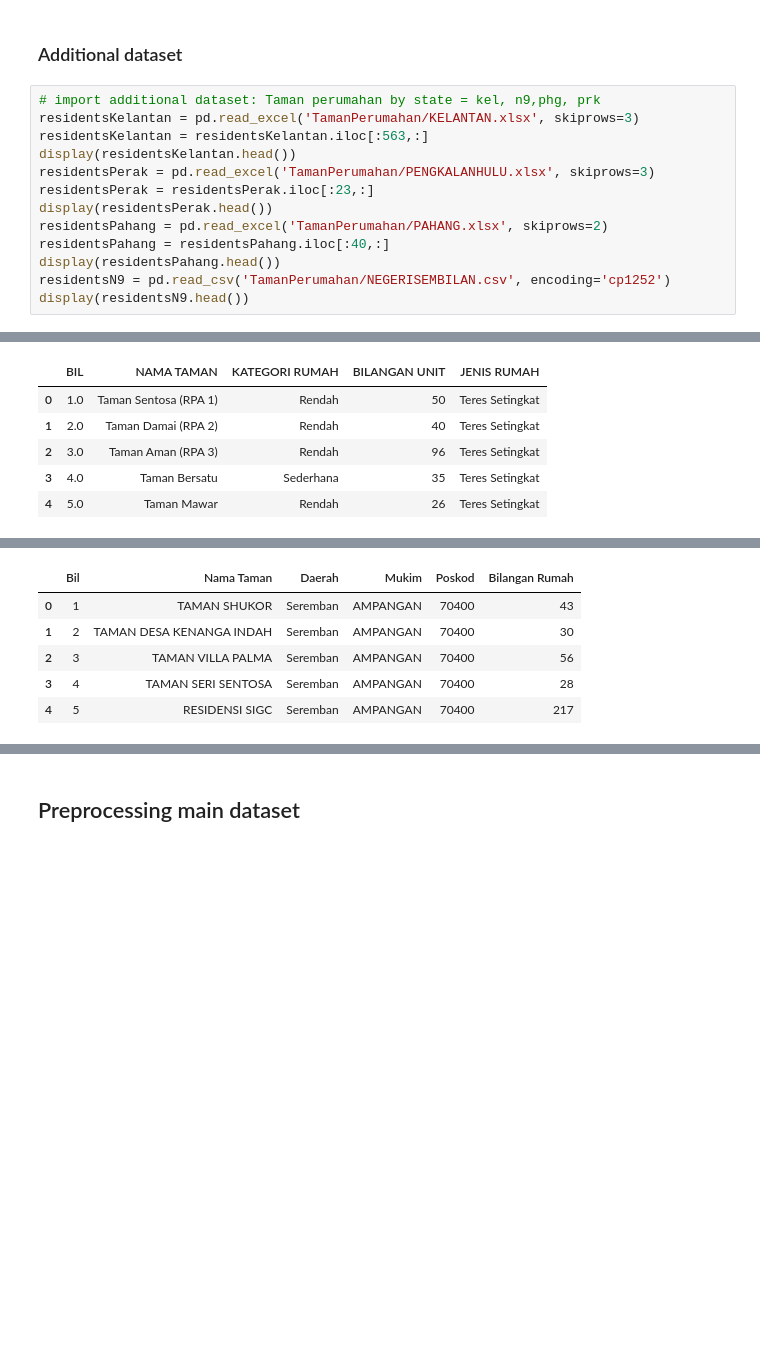
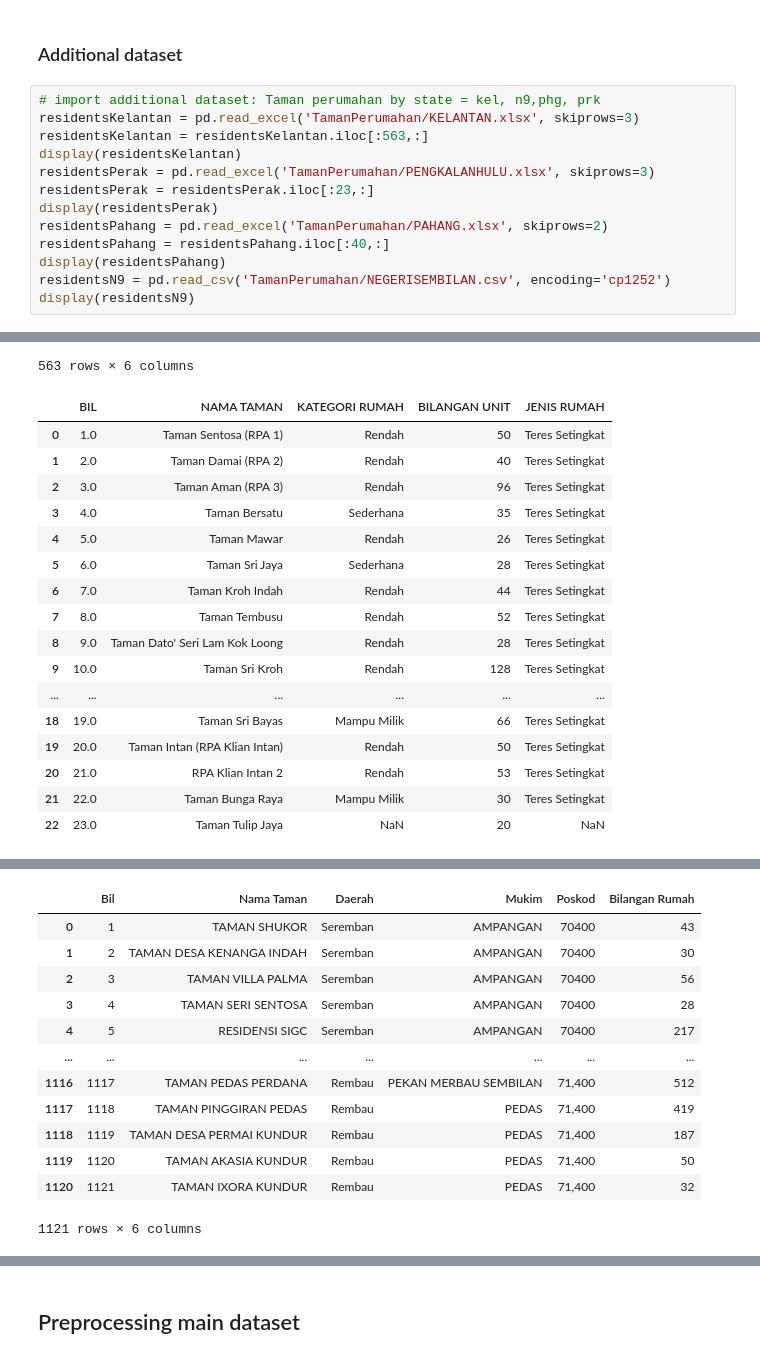
Before and after one commit to mzamfirdaus/dataminingproject, a Jupyter notebook: deployment streamlit.ipynb, the cells around one changed output, grey strips where cells are left out. Drawn from its saved outputs; the diff is of its cells as text; blank space fills up the shorter version.

```diff
--- a/deployment streamlit.ipynb
+++ b/deployment streamlit.ipynb
@@ -39,15 +39,15 @@ laundry.head()
 # import additional dataset: Taman perumahan by state = kel, n9,phg, prk
 residentsKelantan = pd.read_excel('TamanPerumahan/KELANTAN.xlsx', skiprows=3)
 residentsKelantan = residentsKelantan.iloc[:563,:]
-display(residentsKelantan.head())
+display(residentsKelantan)
 residentsPerak = pd.read_excel('TamanPerumahan/PENGKALANHULU.xlsx', skiprows=3)
 residentsPerak = residentsPerak.iloc[:23,:]
-display(residentsPerak.head())
+display(residentsPerak)
 residentsPahang = pd.read_excel('TamanPerumahan/PAHANG.xlsx', skiprows=2)
 residentsPahang = residentsPahang.iloc[:40,:]
-display(residentsPahang.head())
+display(residentsPahang)
 residentsN9 = pd.read_csv('TamanPerumahan/NEGERISEMBILAN.csv', encoding='cp1252')
-display(residentsN9.head())
+display(residentsN9)
 # %% [output]
 |  | JAJAHAN | PBT | NAMA PERUMAHAN | LATITUDE | LONGITUDE | BIL RUMAH (UNIT) |
 | 0 | GUA MUSANG | MAJLIS DAERAH GUA MUSANG | Taman Mesra | 4.875802 | 101.962055 | 193.0 |
@@ -58,9 +64,21 @@ display(residentsN9.head())
+563 rows × 6 columns
 |  | BIL | NAMA TAMAN | KATEGORI RUMAH | BILANGAN UNIT | JENIS RUMAH |
 | 0 | 1.0 | Taman Sentosa (RPA 1) | Rendah | 50 | Teres Setingkat |
 | 1 | 2.0 | Taman Damai (RPA 2) | Rendah | 40 | Teres Setingkat |
 | 2 | 3.0 | Taman Aman (RPA 3) | Rendah | 96 | Teres Setingkat |
 | 3 | 4.0 | Taman Bersatu | Sederhana | 35 | Teres Setingkat |
 | 4 | 5.0 | Taman Mawar | Rendah | 26 | Teres Setingkat |
+| 5 | 6.0 | Taman Sri Jaya | Sederhana | 28 | Teres Setingkat |
+| 6 | 7.0 | Taman Kroh Indah | Rendah | 44 | Teres Setingkat |
+| 7 | 8.0 | Taman Tembusu | Rendah | 52 | Teres Setingkat |
+| 8 | 9.0 | Taman Dato' Seri Lam Kok Loong | Rendah | 28 | Teres Setingkat |
+| 9 | 10.0 | Taman Sri Kroh | Rendah | 128 | Teres Setingkat |
+| ... | ... | ... | ... | ... | ... |
+| 18 | 19.0 | Taman Sri Bayas | Mampu Milik | 66 | Teres Setingkat |
+| 19 | 20.0 | Taman Intan (RPA Klian Intan) | Rendah | 50 | Teres Setingkat |
+| 20 | 21.0 | RPA Klian Intan 2 | Rendah | 53 | Teres Setingkat |
+| 21 | 22.0 | Taman Bunga Raya | Mampu Milik | 30 | Teres Setingkat |
+| 22 | 23.0 | Taman Tulip Jaya | NaN | 20 | NaN |
 |  | NO | NAMA TAMAN | MUKIM | POSKOD | BILANGAN RUMAH |
 | 0 | 1.0 | Taman Maran Impian | MARAN | 26500.0 | 141 |
 | 1 | 2.0 | Taman Sri Chedong | MARAN | 26500.0 | 111 |
@@ -73,3 +102,10 @@ display(residentsN9.head())
 | 2 | 3 | TAMAN VILLA PALMA | Seremban | AMPANGAN | 70400 | 56 |
 | 3 | 4 | TAMAN SERI SENTOSA | Seremban | AMPANGAN | 70400 | 28 |
 | 4 | 5 | RESIDENSI SIGC | Seremban | AMPANGAN | 70400 | 217 |
+| ... | ... | ... | ... | ... | ... | ... |
+| 1116 | 1117 | TAMAN PEDAS PERDANA | Rembau | PEKAN MERBAU SEMBILAN | 71,400 | 512 |
+| 1117 | 1118 | TAMAN PINGGIRAN PEDAS | Rembau | PEDAS | 71,400 | 419 |
+| 1118 | 1119 | TAMAN DESA PERMAI KUNDUR | Rembau | PEDAS | 71,400 | 187 |
+| 1119 | 1120 | TAMAN AKASIA KUNDUR | Rembau | PEDAS | 71,400 | 50 |
+| 1120 | 1121 | TAMAN IXORA KUNDUR | Rembau | PEDAS | 71,400 | 32 |
+1121 rows × 6 columns
```
Also changed, not shown: parts of 48 cells of this notebook, 1 other file.
